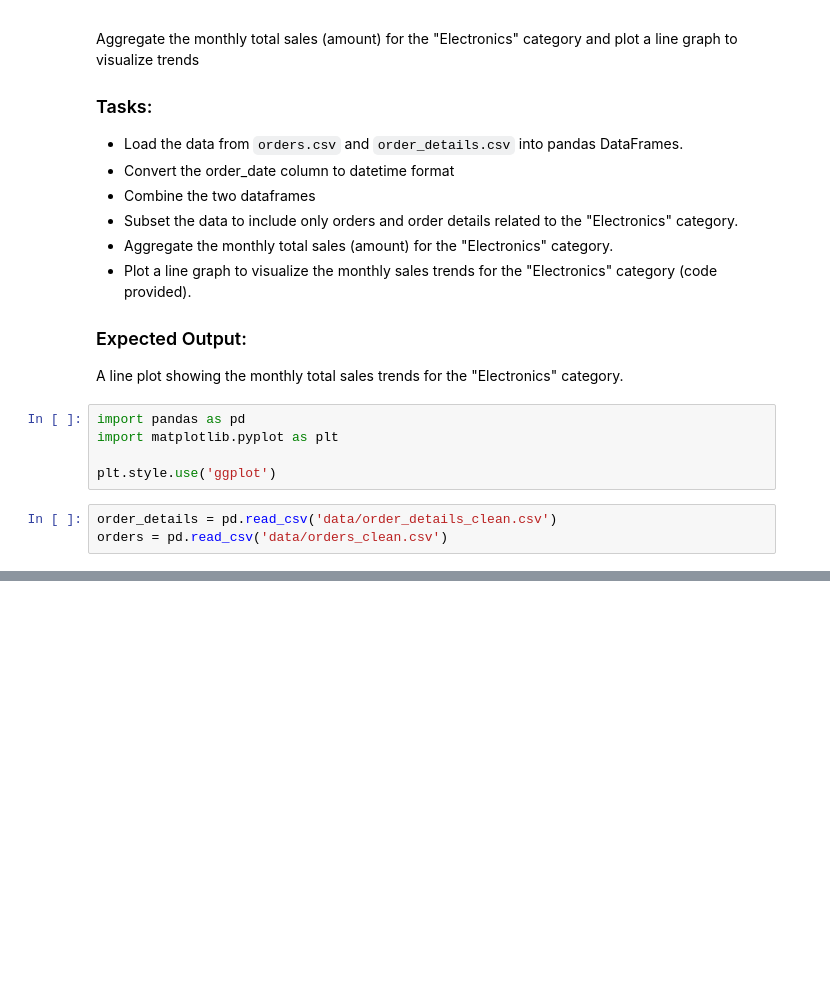
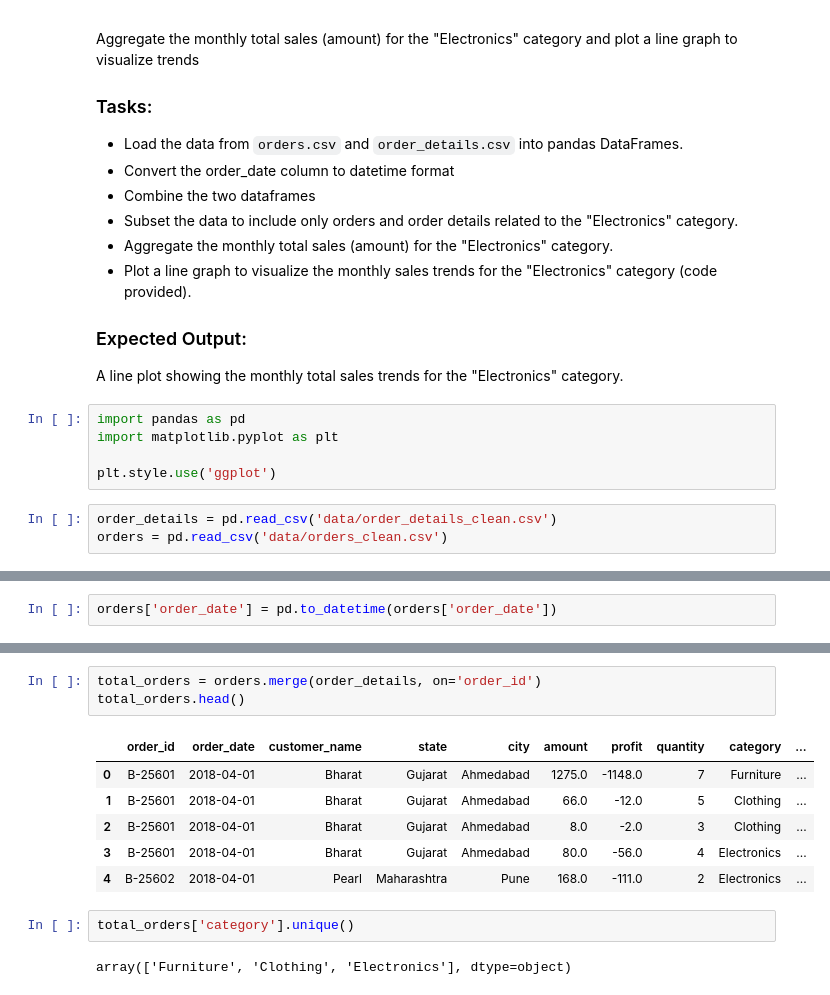
Before and after one commit to jamielatham15/codespaces-jupyter, a Jupyter notebook: notebooks/python-test.ipynb, the cells around one changed output, grey strips where cells are left out. Saved outputs shown, nothing was run; the diff lists cells and outputs as text; blank space fills up the shorter version.

```diff
--- a/notebooks/python-test.ipynb
+++ b/notebooks/python-test.ipynb
@@ -39,0 +67,2 @@ monthly_sales =
+# %%
+orders['order_date'] = pd.to_datetime(orders['order_date'])
@@ -39,0 +76,14 @@ monthly_sales =
+# %%
+total_orders = orders.merge(order_details, on='order_id')
+total_orders.head()
+# %% [output]
+|  | order_id | order_date | customer_name | state | city | amount | profit | quantity | category | ... |
+| 0 | B-25601 | 2018-04-01 | Bharat | Gujarat | Ahmedabad | 1275.0 | -1148.0 | 7 | Furniture | ... |
+| 1 | B-25601 | 2018-04-01 | Bharat | Gujarat | Ahmedabad | 66.0 | -12.0 | 5 | Clothing | ... |
+| 2 | B-25601 | 2018-04-01 | Bharat | Gujarat | Ahmedabad | 8.0 | -2.0 | 3 | Clothing | ... |
+| 3 | B-25601 | 2018-04-01 | Bharat | Gujarat | Ahmedabad | 80.0 | -56.0 | 4 | Electronics | ... |
+| 4 | B-25602 | 2018-04-01 | Pearl | Maharashtra | Pune | 168.0 | -111.0 | 2 | Electronics | ... |
+# %%
+total_orders['category'].unique()
+# %% [output]
+array(['Furniture', 'Clothing', 'Electronics'], dtype=object)
```
Also changed, not shown: parts of 12 cells of this notebook, 1 other file.
